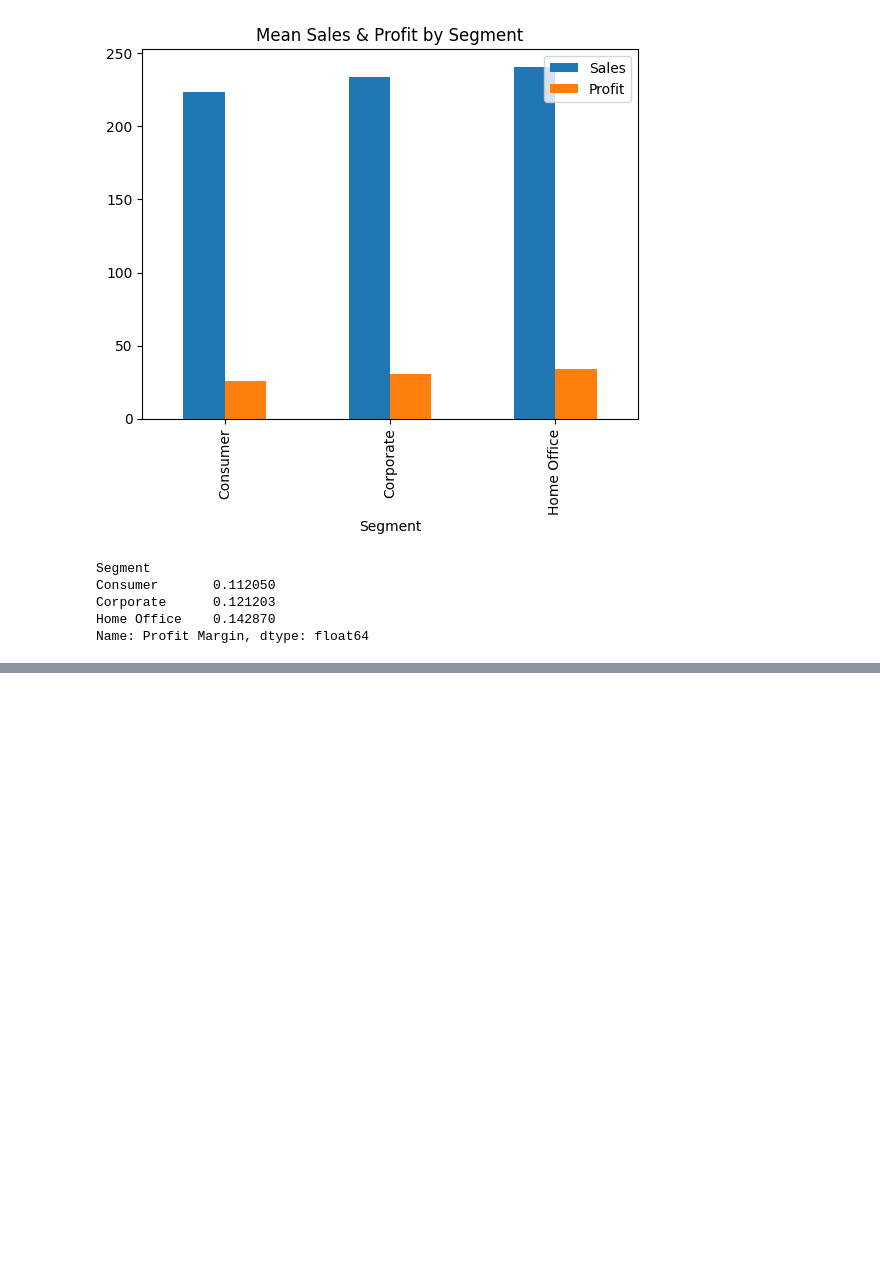
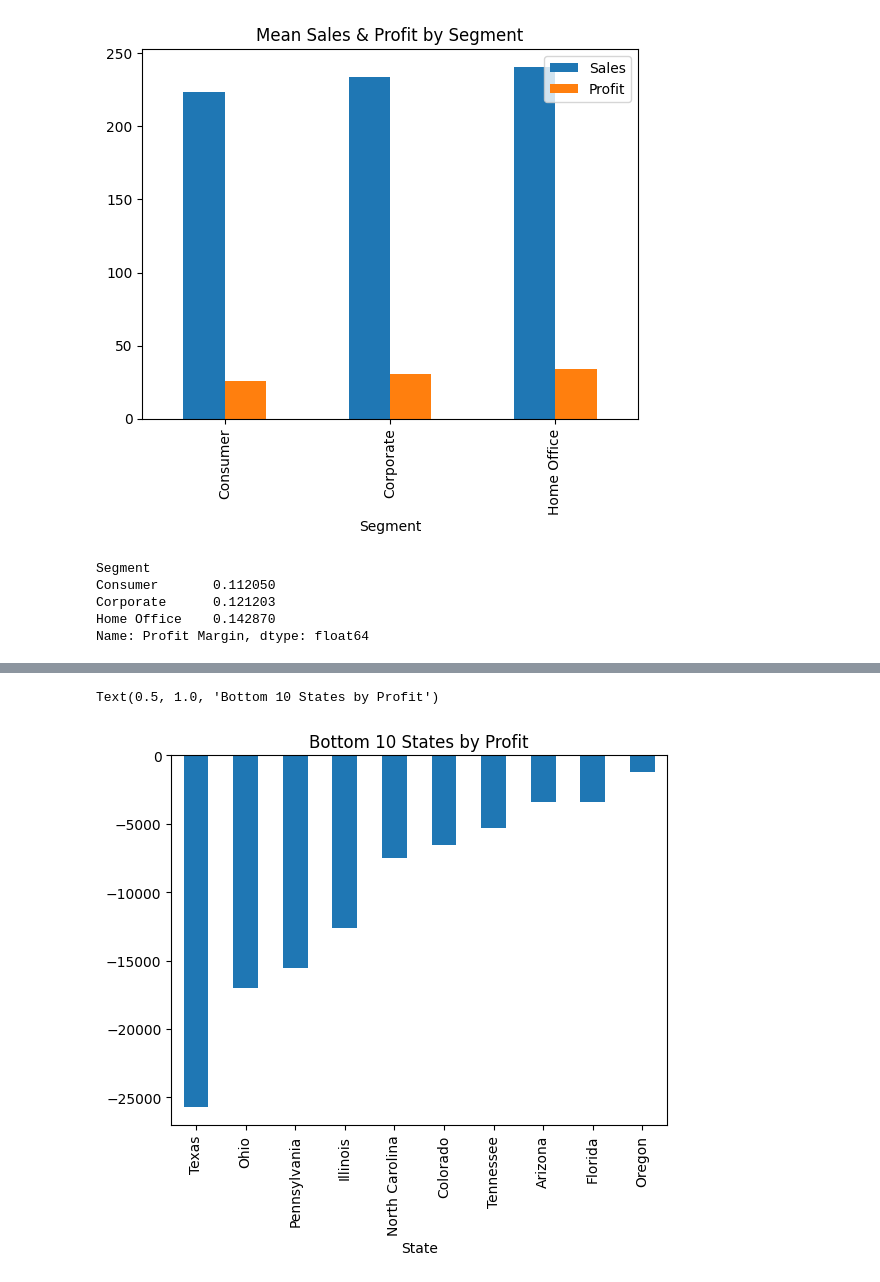
Before and after one commit to KyleNicholls19/StoreDataAnalysis, a Jupyter notebook: StoreAnalysis.ipynb, the cells around one changed output, grey strips where cells are left out. Drawn from its saved outputs; the diff is of its cells as text; code cells hidden in the pictures; blank space fills up the shorter version.

```diff
--- a/StoreAnalysis.ipynb
+++ b/StoreAnalysis.ipynb
@@ -243,0 +252,6 @@ plt.show()
+# %%
+df.groupby("State")["Profit"].sum().sort_values(ascending=True).head(10).plot(kind='bar')
+plt.title("Bottom 10 States by Profit")
+# %% [output]
+Text(0.5, 1.0, 'Bottom 10 States by Profit')
+[figure, added]
```
Also changed, not shown: parts of 10 cells of this notebook.
